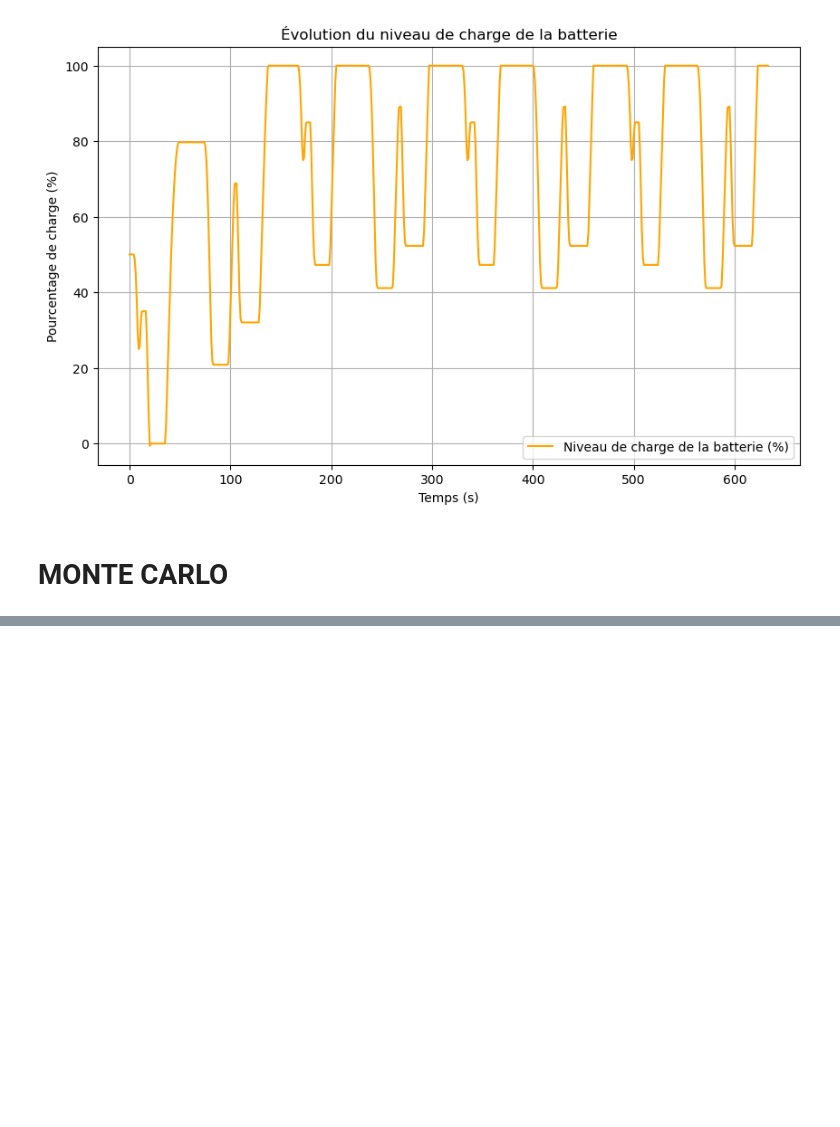
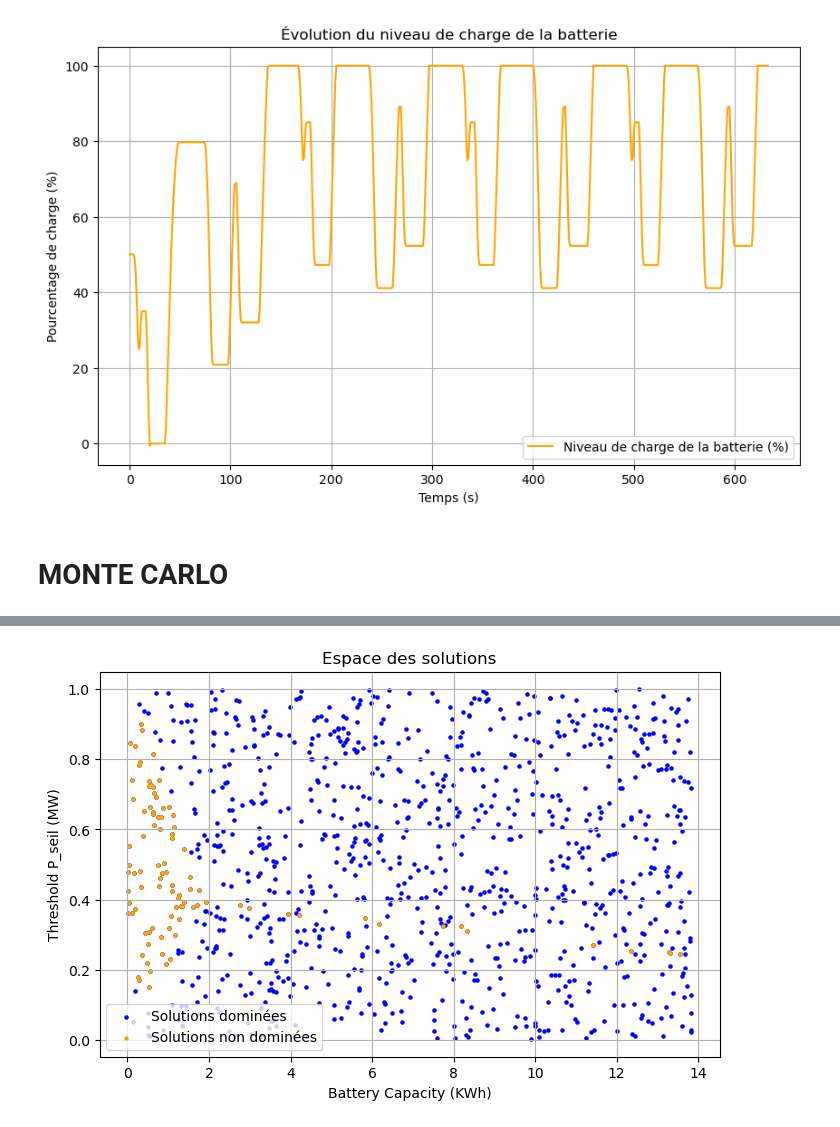
Before and after one commit to Lounes78/Opti_gen_NSGA2, a Jupyter notebook: nouvelle version.ipynb, the cells around one changed output, grey strips where cells are left out. Cells and saved outputs as stored; diff of their text form; code cells hidden in the pictures; blank space fills up the shorter version.

Commit message:
Monte carlo implementation + bug fixes and fct updates + nn dominated sols

```diff
--- a/nouvelle version.ipynb
+++ b/nouvelle version.ipynb
@@ -428,0 +433,84 @@ plot_results(results)
+# %%
+def find_non_dominated_solutions(results):
+    non_dominated = []
+
+    for i, sol_i in enumerate(results):
+        cap_i, p_seil_i, chute_i = sol_i
+
+        dominated = False
+
+        for j, sol_j in enumerate(results):
+            if i == j:
+                continue
+
+            cap_j, p_seil_j, chute_j = sol_j
+
+            # Check if sol_j dominates sol_i
+            if (cap_j <= cap_i and chute_j <= chute_i) and (cap_j < cap_i or chute_j < chute_i):
+                dominated = True
+                break
+
+        if not dominated:
+            non_dominated.append(sol_i)
+
+    return non_dominated
+
+non_dom = find_non_dominated_solutions(results)
+print("Non-dominated (Pareto optimal) solutions:")
+for nd in non_dom:
+    print(nd)
+
+
+def plot_results(results):
+    # First find non-dominated solutions
+    non_dominated = find_non_dominated_solutions(results)
+
+    # Separate all results
+    capacities = [item[0] for item in results]
+    p_seils = [item[1] for item in results]
+    voltage_drops = [item[2] for item in results]
+
+    # Separate non-dominated results
+    non_dom_capacities = [item[0] for item in non_dominated]
+    non_dom_p_seils = [item[1] for item in non_dominated]
+    non_dom_voltage_drops = [item[2] for item in non_dominated]
+
+    # Convert to KWh and MW
+    capacities_kWh = np.array(capacities) / (3600 * 1000.0)
+    p_seils_MW = np.array(p_seils) / 1e6
+    non_dom_capacities_kWh = np.array(non_dom_capacities) / (3600 * 1000.0)
+    non_dom_p_seils_MW = np.array(non_dom_p_seils) / 1e6
+
+    # -----------------------------------
+    # Figure 1: Plot of P_seil vs. capacity
+    # -----------------------------------
+    plt.figure(figsize=(8, 5))
+    # Plot all solutions in blue
+    plt.scatter(capacities_kWh, p_seils_MW, c='blue', s=5, label='Solutions dominées')
+    # Plot non-dominated solutions in orange
+    plt.scatter(non_dom_capacities_kWh, non_dom_p_seils_MW, c='orange', s=5, label='Solutions non dominées')
+    plt.title("Espace des solutions")
+    plt.xlabel("Battery Capacity (KWh)")
+    plt.ylabel("Threshold P_seil (MW)")
+    plt.grid(True)
+    plt.legend()
+    plt.show()
+
+    # -----------------------------------
+    # Figure 2: Plot of max voltage drop vs. capacity
+    # -----------------------------------
+    plt.figure(figsize=(8, 5))
+    # Plot all solutions in blue
+    plt.scatter(capacities_kWh, voltage_drops, c='blue', s=5, label='Solutions dominées')
+    # Plot non-dominated solutions in orange
+    plt.scatter(non_dom_capacities_kWh, non_dom_voltage_drops, c='orange', s=5, label='Solutions non dominées')
+    plt.title("Espace des objectifs")
+    plt.xlabel("Battery Capacity (KWh)")
+    plt.ylabel("Max Voltage Drop (V)")
+    plt.ylim(0, 400)
+    plt.grid(True)
+    plt.legend()
+    plt.show()
+
+plot_results(results)
+# %% [output]
@@ -428,0 +534 @@ plot_results(results)
+[figure, added]
```
Also changed, not shown: parts of 2 cells of this notebook.
